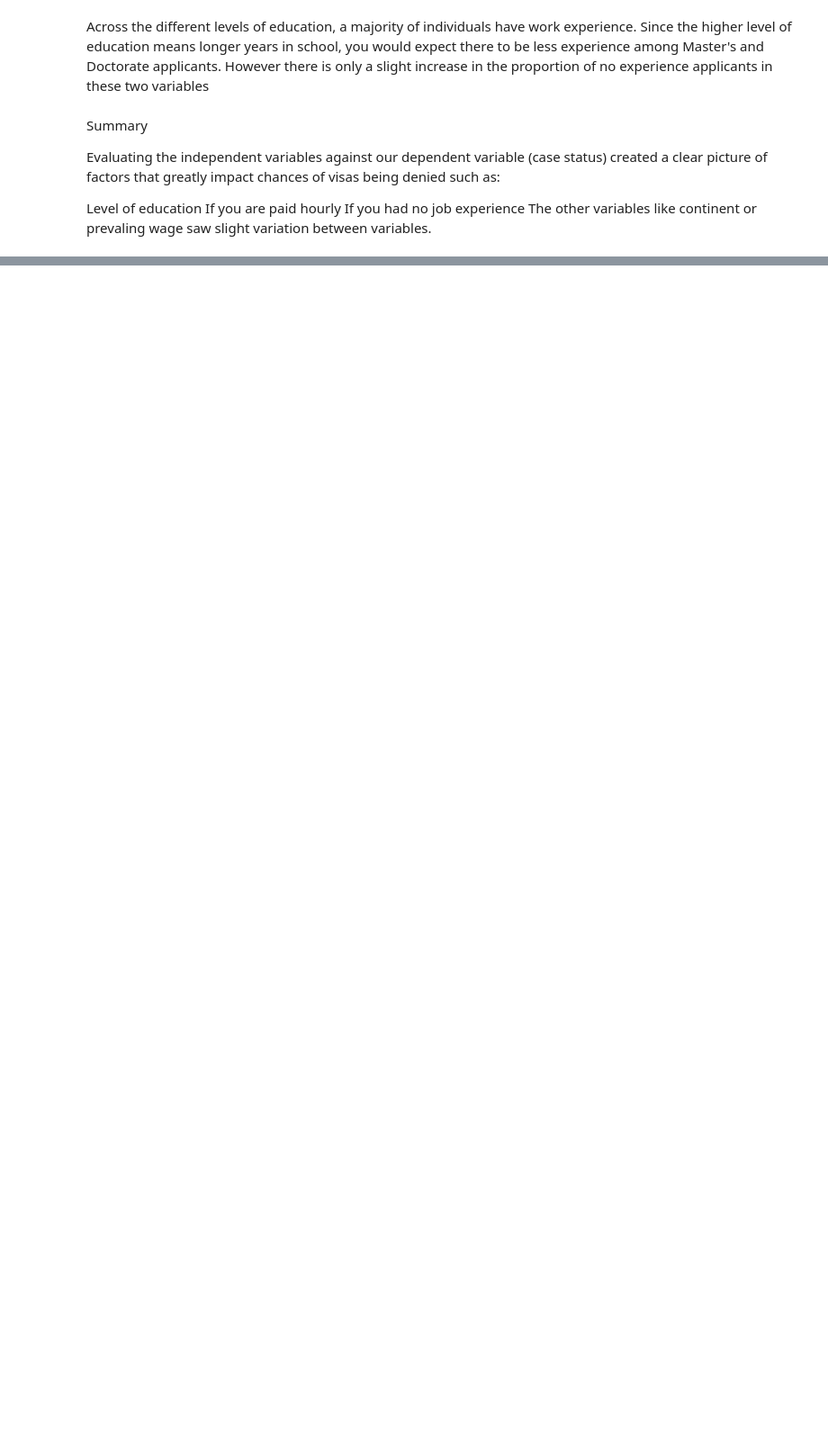
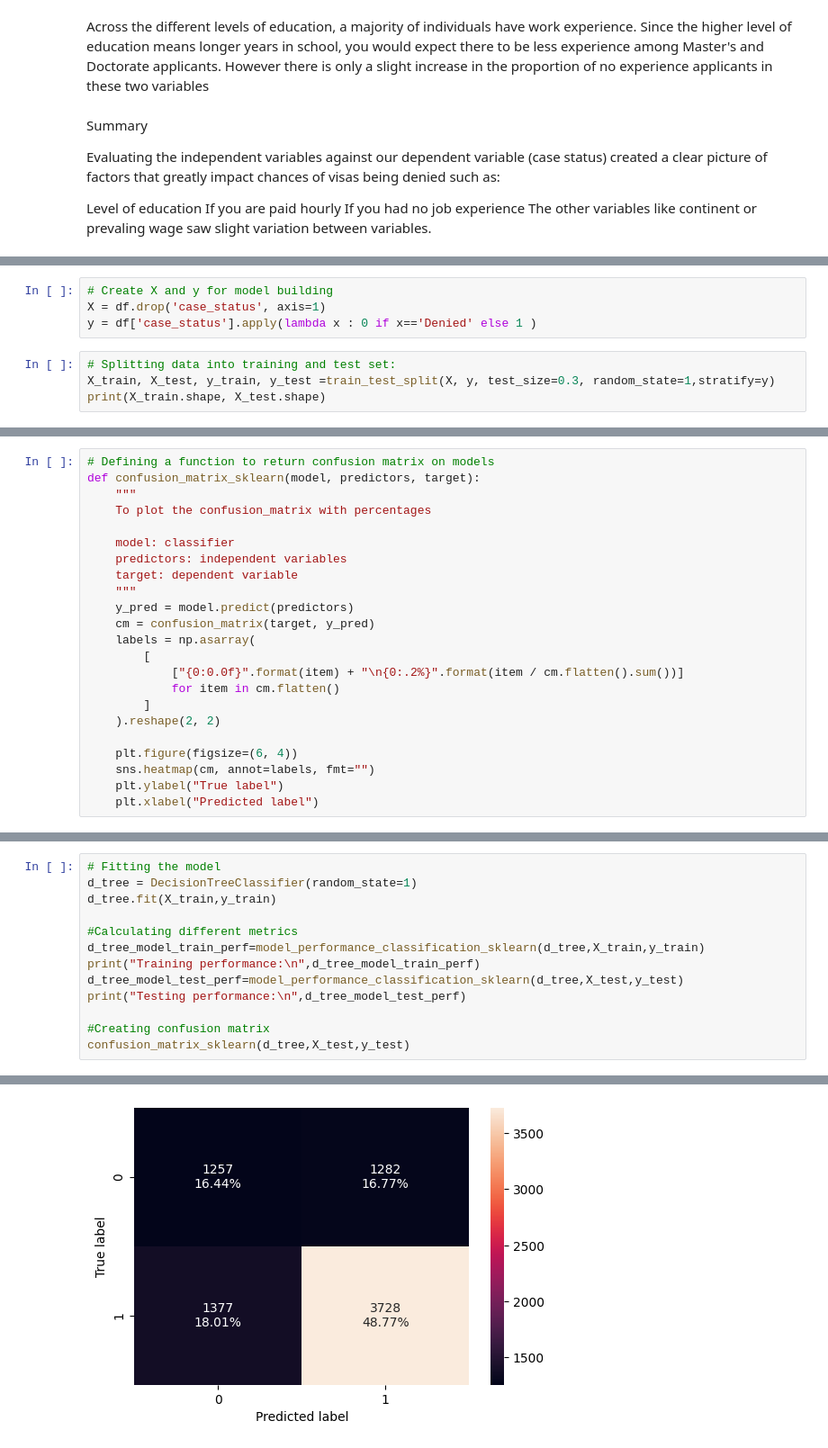
Before and after one commit to RichardKameri/MACHINE-LEARNING-1, a Jupyter notebook: Easy_visa_project.ipynb, the cells around one changed output, grey strips where cells are left out. Shown at 90% size. Saved outputs shown, nothing was run; the diff lists cells and outputs as text; blank space fills up the shorter version.

```diff
--- a/Easy_visa_project.ipynb
+++ b/Easy_visa_project.ipynb
@@ -632,0 +742,8 @@ The other variables like continent or prevaling wage saw slight variation betwee
+# %%
+# Create X and y for model building
+X = df.drop('case_status', axis=1)
+y = df['case_status'].apply(lambda x : 0 if x=='Denied' else 1 )
+# %%
+# Splitting data into training and test set:
+X_train, X_test, y_train, y_test =train_test_split(X, y, test_size=0.3, random_state=1,stratify=y)
+print(X_train.shape, X_test.shape)
@@ -632,0 +783,23 @@ The other variables like continent or prevaling wage saw slight variation betwee
+# %%
+# Defining a function to return confusion matrix on models
+def confusion_matrix_sklearn(model, predictors, target):
+    """
+    To plot the confusion_matrix with percentages
+
+    model: classifier
+    predictors: independent variables
+    target: dependent variable
+    """
+    y_pred = model.predict(predictors)
+    cm = confusion_matrix(target, y_pred)
+    labels = np.asarray(
+        [
+            ["{0:0.0f}".format(item) + "\n{0:.2%}".format(item / cm.flatten().sum())]
+            for item in cm.flatten()
+        ]
+    ).reshape(2, 2)
+
+    plt.figure(figsize=(6, 4))
+    sns.heatmap(cm, annot=labels, fmt="")
+    plt.ylabel("True label")
+    plt.xlabel("Predicted label")
@@ -632,0 +809,14 @@ The other variables like continent or prevaling wage saw slight variation betwee
+# %%
+# Fitting the model
+d_tree = DecisionTreeClassifier(random_state=1)
+d_tree.fit(X_train,y_train)
+
+#Calculating different metrics
+d_tree_model_train_perf=model_performance_classification_sklearn(d_tree,X_train,y_train)
+print("Training performance:\n",d_tree_model_train_perf)
+d_tree_model_test_perf=model_performance_classification_sklearn(d_tree,X_test,y_test)
+print("Testing performance:\n",d_tree_model_test_perf)
+
+#Creating confusion matrix
+confusion_matrix_sklearn(d_tree,X_test,y_test)
+# %% [output]
@@ -632,0 +829 @@ The other variables like continent or prevaling wage saw slight variation betwee
+[figure, added]
```
Also changed, not shown: parts of 33 cells of this notebook.
